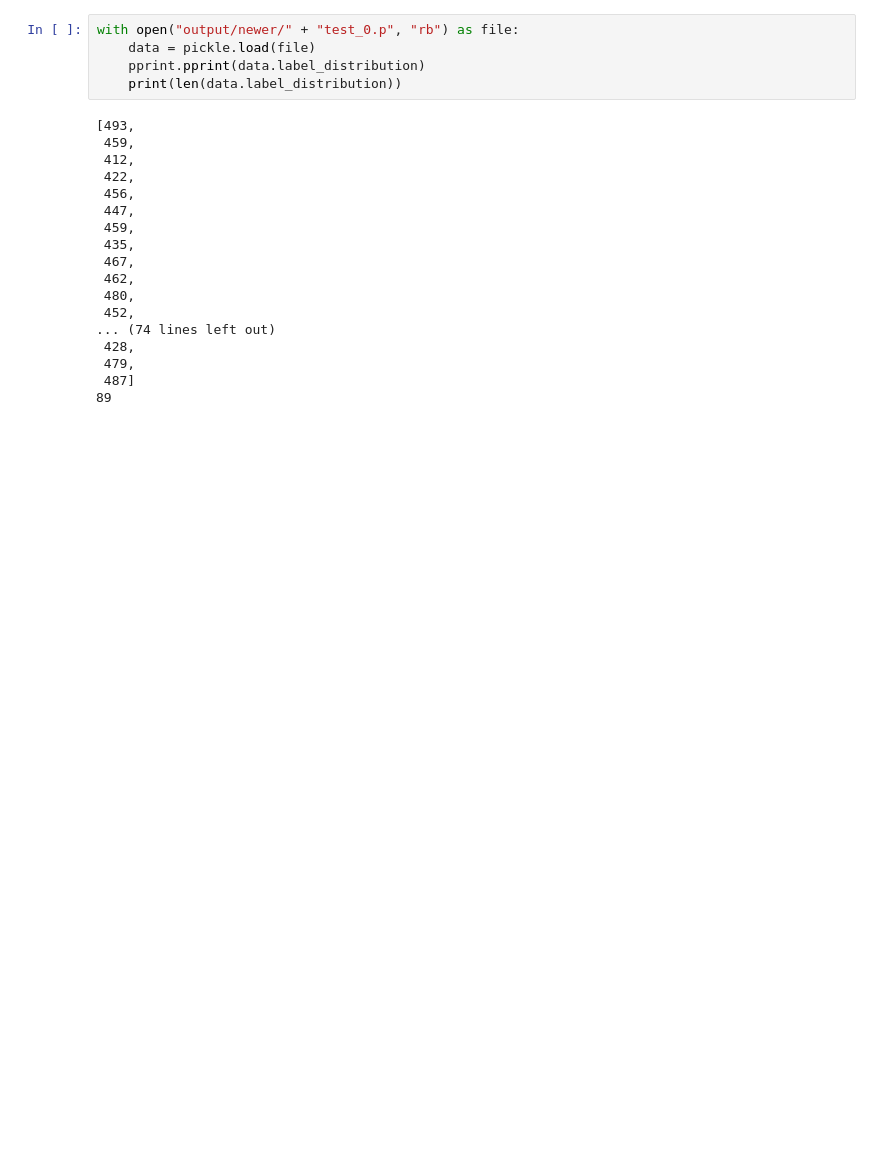
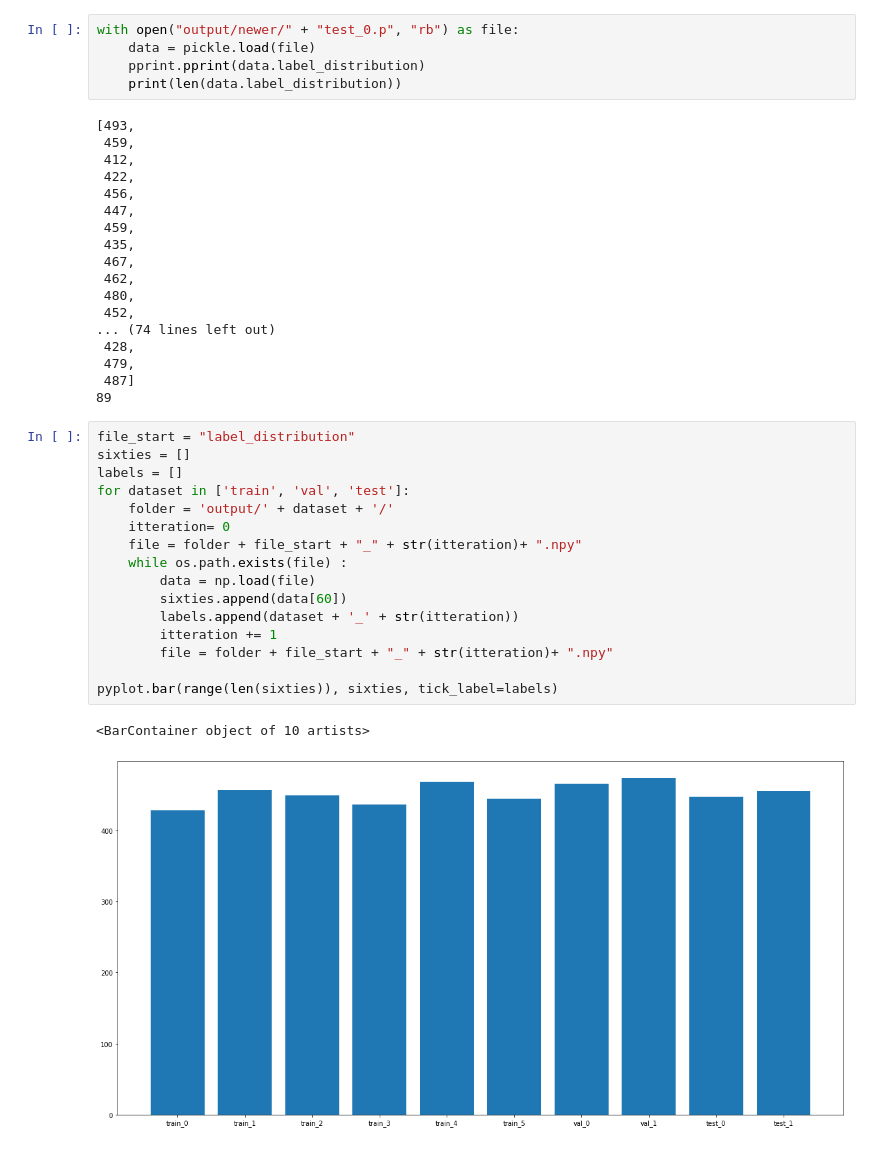
Before and after one commit to LE-V-EL/generators, a Jupyter notebook: Distributions.ipynb, the cells around one changed output. Cells and saved outputs as stored; diff of their text form; blank space fills up the shorter version.

Commit message:
sixties chart

```diff
--- a/Distributions.ipynb
+++ b/Distributions.ipynb
@@ -98,3 +98,22 @@ with open("output/newer/" + "test_0.p", "rb") as file:
  479,
  487]
 89
+# %%
+file_start = "label_distribution"
+sixties = []
+labels = []
+for dataset in ['train', 'val', 'test']:
+    folder = 'output/' + dataset + '/'
+    itteration= 0
+    file = folder + file_start + "_" + str(itteration)+ ".npy"
+    while os.path.exists(file) :
+        data = np.load(file)
+        sixties.append(data[60])
+        labels.append(dataset + '_' + str(itteration))
+        itteration += 1
+        file = folder + file_start + "_" + str(itteration)+ ".npy"
+
+pyplot.bar(range(len(sixties)), sixties, tick_label=labels)
+# %% [output]
+<BarContainer object of 10 artists>
+[figure, added]
```
Also changed, not shown: parts of 2 cells of this notebook.
